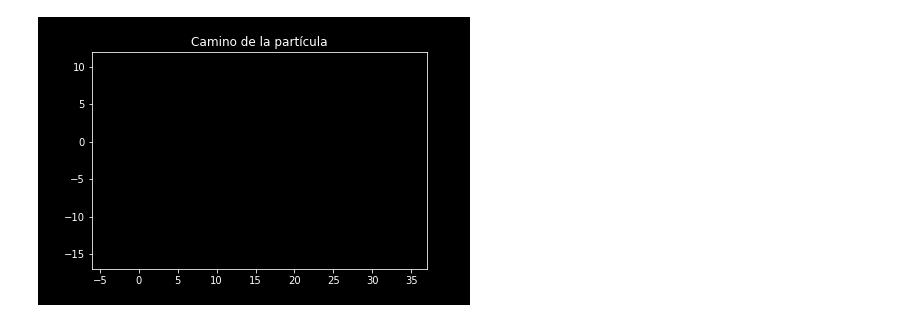
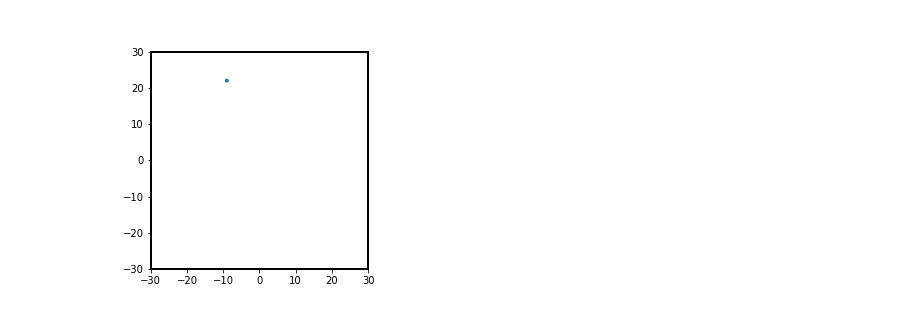
Before and after one commit to mauromeli/simulacion, a Jupyter notebook: Ej8.ipynb, the cells around one changed output. Drawn from its saved outputs; the diff is of its cells as text; code cells hidden in the pictures.

```diff
--- a/Ej8.ipynb
+++ b/Ej8.ipynb
@@ -59,6 +14,6 @@ anim.save('camino_particula.gif',writer='imagemagick')
 # %%
 from IPython.display import Image
-with open('camino_particula.gif','rb') as file:
+with open('camino_particula_ej8.gif','rb') as file:
     display(Image(file.read()))
 # %% [output]
-[figure, old version]
+[figure, new version]
```
Also changed, not shown: parts of 2 cells of this notebook, 4 other files.
